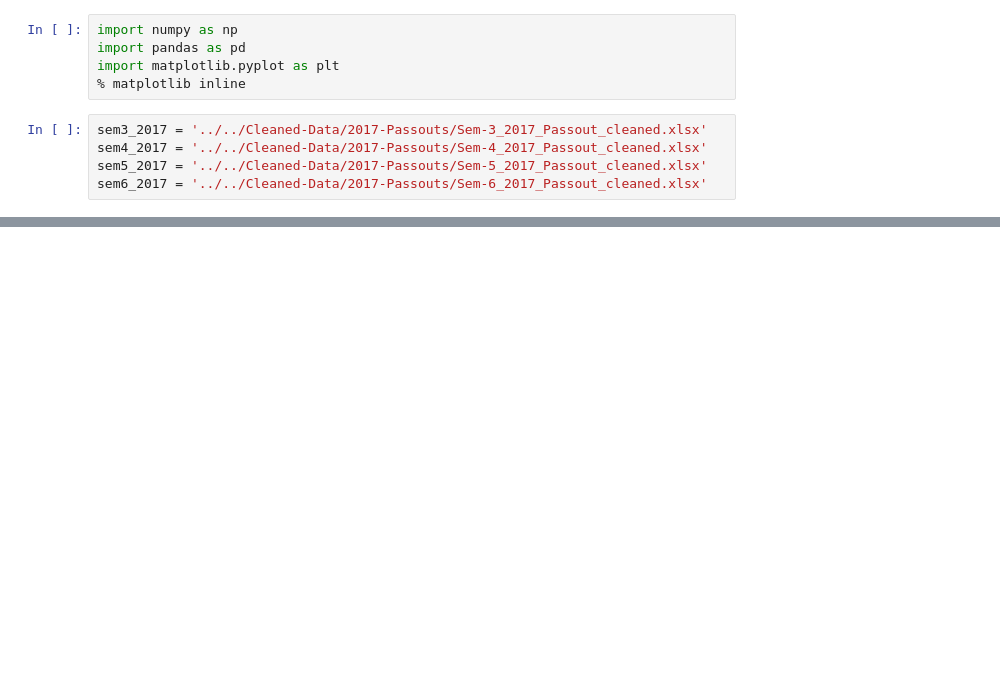
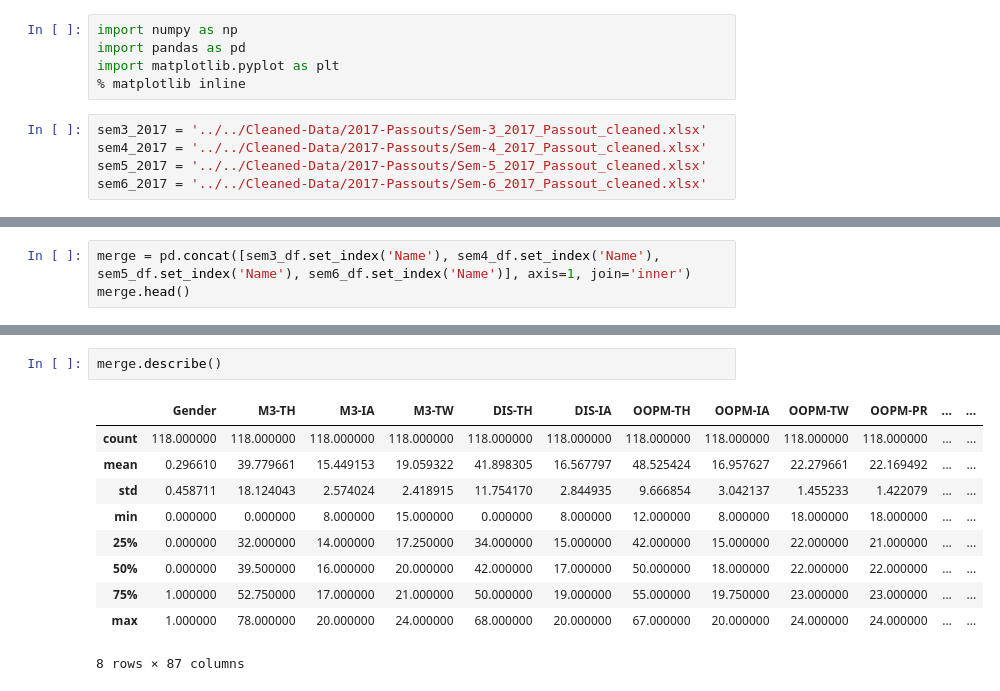
Before and after one commit to Purteeeek/Student-Placement-Guidance, a Jupyter notebook: Cleaning Notebooks/2017-Passout/Sem3-Sem6_2017.ipynb, the cells around one changed output, grey strips where cells are left out. Cells and saved outputs as stored; diff of their text form; blank space fills up the shorter version.

Commit message:
Merged 2017 Data

```diff
--- a/Cleaning Notebooks/2017-Passout/Sem3-Sem6_2017.ipynb
+++ b/Cleaning Notebooks/2017-Passout/Sem3-Sem6_2017.ipynb
@@ -17,0 +96,3 @@ IOError: [Errno 2] No such file or directory: '../../Cleaned-Data/2017-Passouts/
+# %%
+merge = pd.concat([sem3_df.set_index('Name'), sem4_df.set_index('Name'), sem5_df.set_index('Name'), sem6_df.set_index('Name')], axis=1, join='inner')
+merge.head()
@@ -17,0 +128,13 @@ IOError: [Errno 2] No such file or directory: '../../Cleaned-Data/2017-Passouts/
+# %%
+merge.describe()
+# %% [output]
+|  | Gender | M3-TH | M3-IA | M3-TW | DIS-TH | DIS-IA | OOPM-TH | OOPM-IA | OOPM-TW | OOPM-PR | ... | ... |
+| count | 118.000000 | 118.000000 | 118.000000 | 118.000000 | 118.000000 | 118.000000 | 118.000000 | 118.000000 | 118.000000 | 118.000000 | ... | ... |
+| mean | 0.296610 | 39.779661 | 15.449153 | 19.059322 | 41.898305 | 16.567797 | 48.525424 | 16.957627 | 22.279661 | 22.169492 | ... | ... |
+| std | 0.458711 | 18.124043 | 2.574024 | 2.418915 | 11.754170 | 2.844935 | 9.666854 | 3.042137 | 1.455233 | 1.422079 | ... | ... |
+| min | 0.000000 | 0.000000 | 8.000000 | 15.000000 | 0.000000 | 8.000000 | 12.000000 | 8.000000 | 18.000000 | 18.000000 | ... | ... |
+| 25% | 0.000000 | 32.000000 | 14.000000 | 17.250000 | 34.000000 | 15.000000 | 42.000000 | 15.000000 | 22.000000 | 21.000000 | ... | ... |
+| 50% | 0.000000 | 39.500000 | 16.000000 | 20.000000 | 42.000000 | 17.000000 | 50.000000 | 18.000000 | 22.000000 | 22.000000 | ... | ... |
+| 75% | 1.000000 | 52.750000 | 17.000000 | 21.000000 | 50.000000 | 19.000000 | 55.000000 | 19.750000 | 23.000000 | 23.000000 | ... | ... |
+| max | 1.000000 | 78.000000 | 20.000000 | 24.000000 | 68.000000 | 20.000000 | 67.000000 | 20.000000 | 24.000000 | 24.000000 | ... | ... |
+8 rows × 87 columns
```
Also changed, not shown: parts of 10 cells of this notebook, 3 other files.
